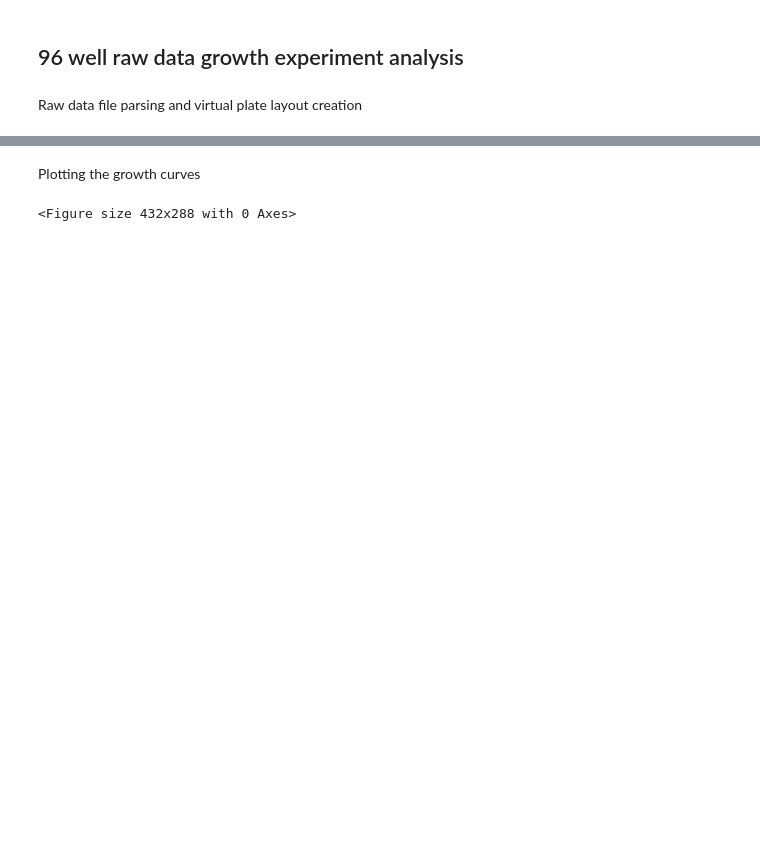
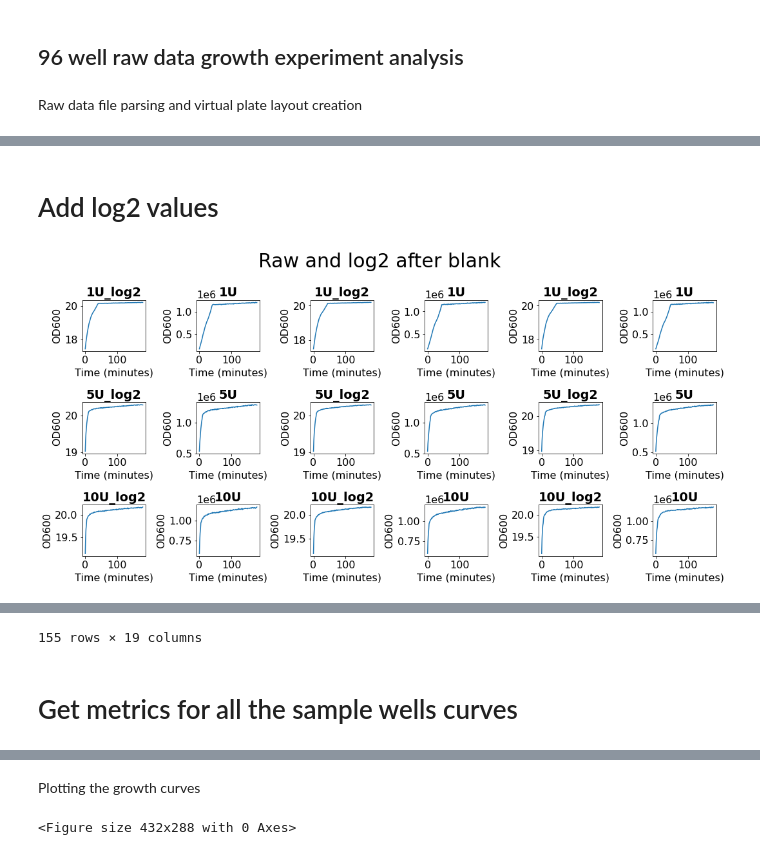
Before and after one commit to cultivarium/Growth_analysis, a Jupyter notebook: growth_curves.ipynb, the cells around one changed output, grey strips where cells are left out. Cells and saved outputs as stored; diff of their text form; code cells hidden in the pictures; blank space fills up the shorter version.

```diff
--- a/growth_curves.ipynb
+++ b/growth_curves.ipynb
@@ -152,0 +360,32 @@ We have the raw averages and standaed deviations now we can plot the basic growt
+# %% [markdown]
+# Add log2 values
+# %%
+# add log2 values, this time no need to work with the blank columns
+nsamples={}
+log2tdf=pd.DataFrame()
+log2tdf=pd.concat([log2tdf,workdf['total_minutes']],axis=1)
+for sample in list(samples):
+    if 'NC' in sample or sample in nsamples:
+        continue
+    # add the new sample name to the samples dictionary for easy plotting
+    nsample_name=sample+'_log2'
+    nsamples[nsample_name]=set()
+    for well in samples[sample]:
+        nwell_name=well+'00'
+        nsamples[nsample_name].add(nwell_name)
+        wclog2=np.log2(workdf[well].values)
+        col2sample[nwell_name]=nsample_name
+        # add to the table
+        wclog2series=pd.Series(wclog2,name=nwell_name)
+        log2tdf=pd.concat([log2tdf,wclog2series],axis=1)
+        log2tdf=pd.concat([log2tdf,workdf[well]],axis=1)
+# update the samples dictionary
+samples.update(nsamples)
+
+#plot the new 'plate'
+plotPlate(log2tdf,'Raw and log2 after blank')
+
+
+log2tdf
+# %% [output]
+[figure, added]
@@ -152,0 +404,3 @@ We have the raw averages and standaed deviations now we can plot the basic growt
+155 rows × 19 columns
+# %% [markdown]
+# Get metrics for all the sample wells curves
```
Also changed, not shown: parts of 16 cells of this notebook, 7 other files.
